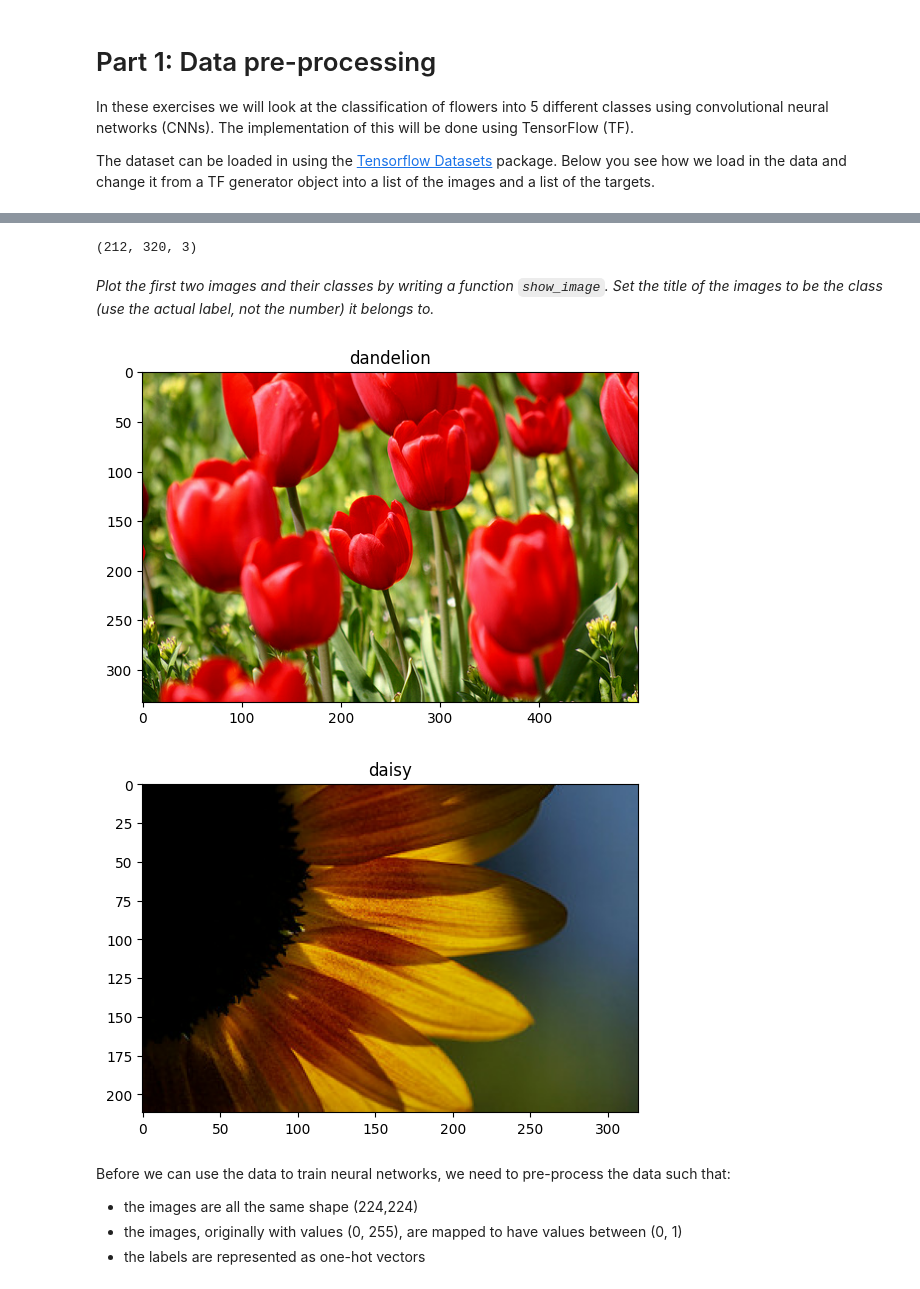
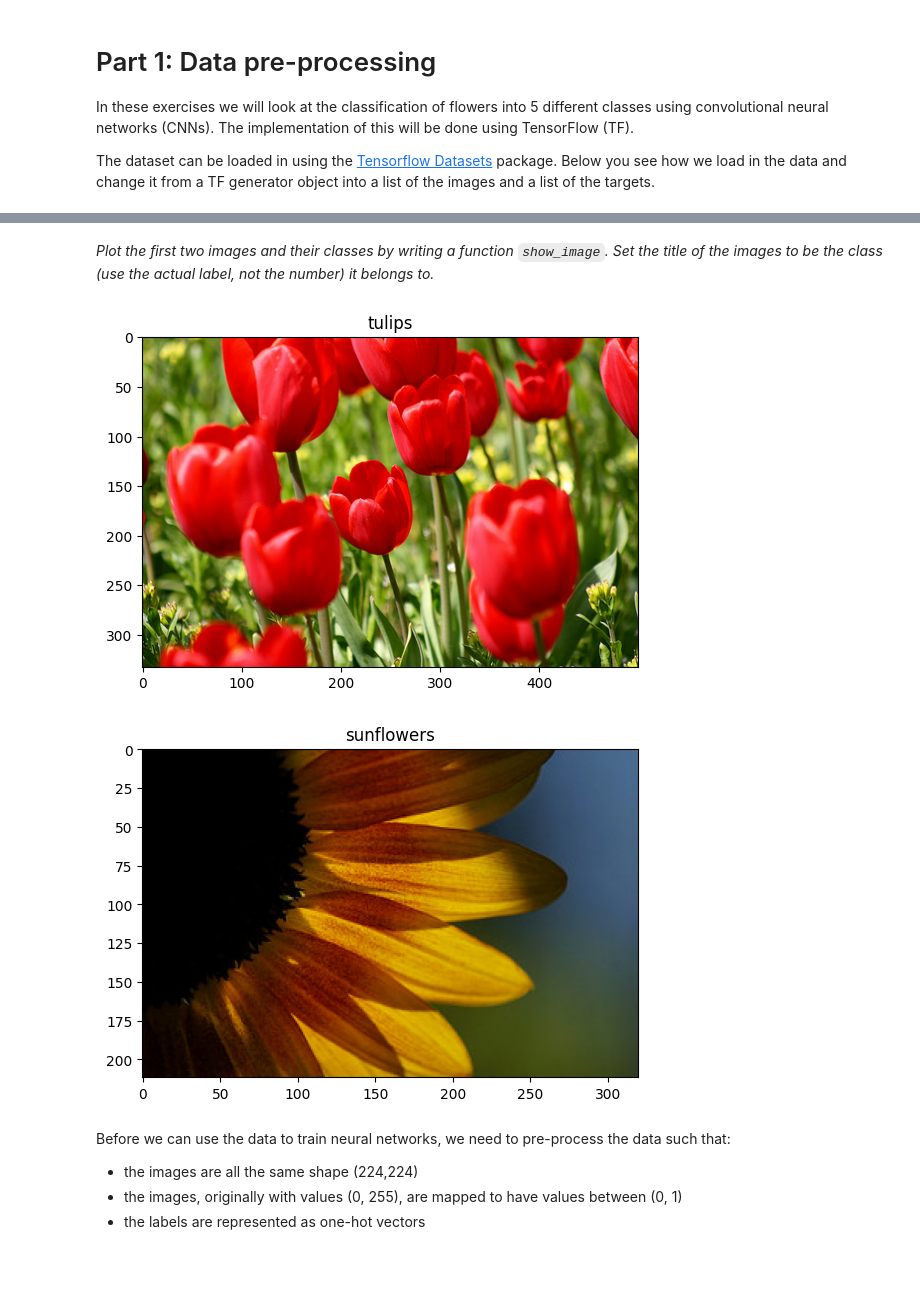
Before and after one commit to bennylao/ucl-ml-big-data, a Jupyter notebook: Coursework/spce0038_coursework_tf_23210403.ipynb, the cells around one changed output, grey strips where cells are left out. Drawn from its saved outputs; the diff is of its cells as text; code cells hidden in the pictures.

```diff
--- a/Coursework/spce0038_coursework_tf_23210403.ipynb
+++ b/Coursework/spce0038_coursework_tf_23210403.ipynb
@@ -80,25 +73,20 @@ Dataset tf_flowers downloaded and prepared to /Users/benny/tensorflow_datasets/t
 # %%
 images, targets = zip(*[i for i in data[0]])
 labels = ["dandelion", "daisy", "tulips",  "sunflowers", "roses"]
-
-
-print(images[1].shape)
-# %% [output]
-(212, 320, 3)
 # %% [markdown]
 _Plot the first two images and their classes by writing a function `show_image`. Set the title of the images to be the class (use the actual label, not the number) it belongs to._
 # %%
 def show_image(image, target):
     # YOUR CODE HERE
     plt.figure()
     plt.imshow(image)
-    plt.title(labels[i], fontsize=12)
+    plt.title(labels[target], fontsize=12)
 
 for i in range(2):
     show_image(images[i], targets[i])
 # %% [output]
-[figure, old version]
+[figure, new version]
-[figure, old version]
+[figure, new version]
 # %% [markdown]
 Before we can use the data to train neural networks, we need to pre-process the data such that:
 
```
Also changed, not shown: parts of 45 cells of this notebook, 1 other file.
